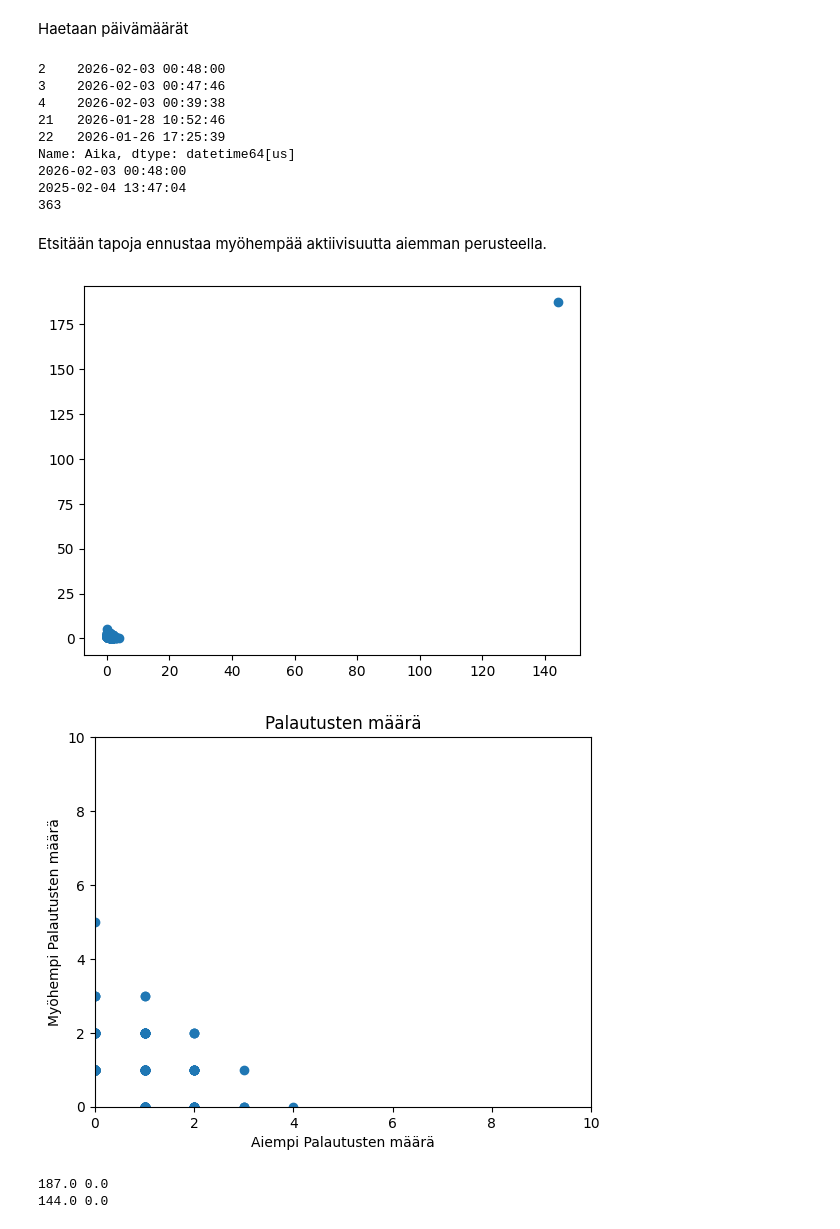
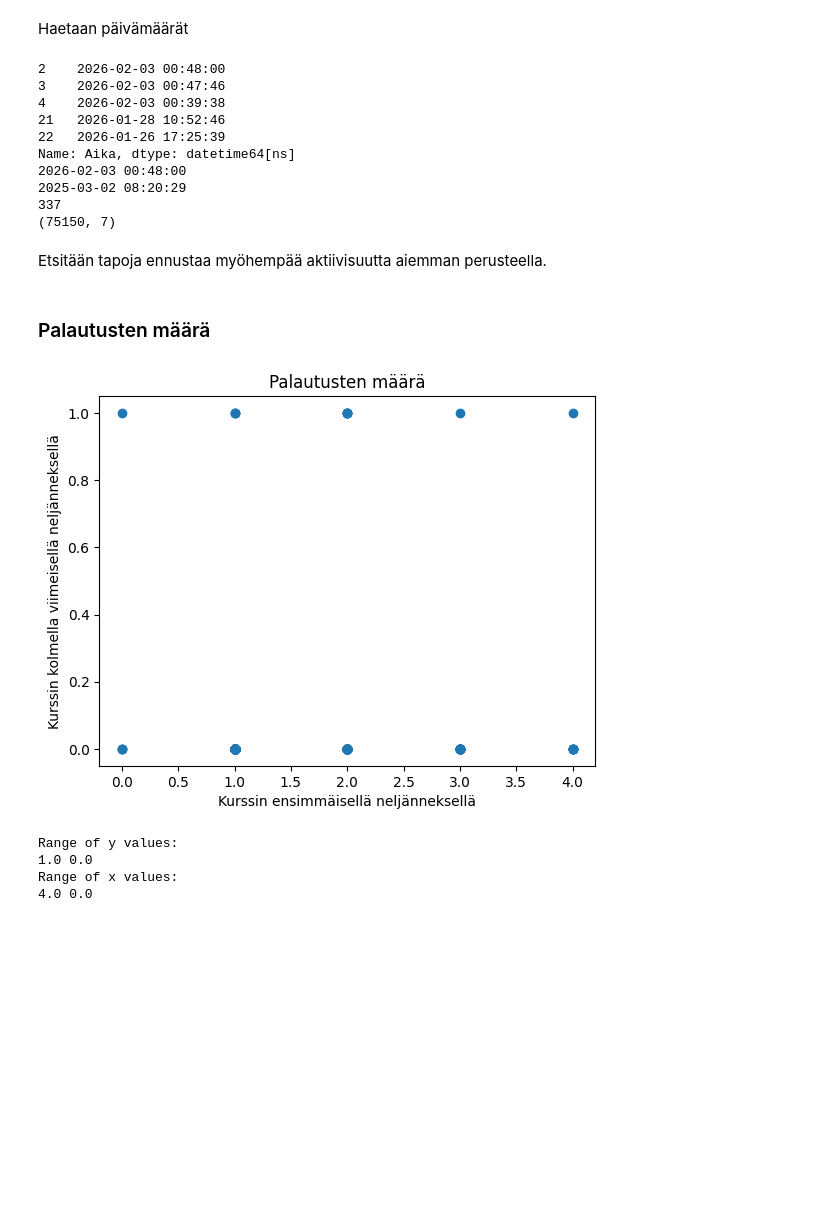
Before and after one commit to Colabres/moodle-analytics-pipeline, a Jupyter notebook: Data_exploraatioJT.ipynb, the cells around one changed output. Saved outputs shown, nothing was run; the diff lists cells and outputs as text; code cells hidden in the pictures; blank space fills up the shorter version.

```diff
--- a/Data_exploraatioJT.ipynb
+++ b/Data_exploraatioJT.ipynb
@@ -173,52 +226,64 @@ ids = active_ids
 Haetaan päivämäärät
 # %%
 from datetime import datetime, timedelta
+
 logs1["Aika"] = pd.to_datetime(logs1["Aika"], format="%d.%m.%Y, %H.%M.%S")
+
 print(logs1["Aika"].head(5))
+
 start = logs1["Aika"].min()
 end = logs1["Aika"].max()
+
 print(end)
 print(start)
 print((end-start).days)
+print(logs1.shape)
 # %% [output]
 2    2026-02-03 00:48:00
 3    2026-02-03 00:47:46
 4    2026-02-03 00:39:38
 21   2026-01-28 10:52:46
 22   2026-01-26 17:25:39
-Name: Aika, dtype: datetime64[us]
+Name: Aika, dtype: datetime64[ns]
 2026-02-03 00:48:00
-2025-02-04 13:47:04
-363
+2025-03-02 08:20:29
+337
+(75150, 7)
 # %% [markdown]
 Etsitään tapoja ennustaa myöhempää aktiivisuutta aiemman perusteella.
+# %% [markdown]
+### Palautusten määrä
 # %%
 import matplotlib.pyplot as plt
 activity = logs1[logs1["Tapahtuman nimi"].isin(["Tenttivastaus palautettu", "Palautus on lähetetty"])]
 neljannes = ((end-start))/4
+
 early = activity[activity["Aika"]-start <= neljannes]
 later = activity[activity["Aika"]-start > neljannes]
+
 earlyavgs = np.empty(shape=0)
 lateravgs = np.empty(shape=0)
+
 for i in ids:
-    sr = "The user with id '"+i
-    earlyactivity = len(early[early["Kuvaus"].str.startswith(sr) == True].index)
-    lateractivity = len(later[later["Kuvaus"].str.startswith(sr) == True].index)
+    earlyactivity = len(early[early["käyttäjä id"] == i].index)
+    lateractivity = len(later[later["käyttäjä id"] == i].index)
+
     earlyavgs = np.append(earlyavgs, earlyactivity)
     lateravgs = np.append(lateravgs, lateractivity)
+
+plt.title("Palautusten määrä")
+plt.xlabel("Kurssin ensimmäisellä neljänneksellä")
+plt.ylabel("Kurssin kolmella viimeisellä neljänneksellä")
 plt.scatter(earlyavgs, lateravgs)
 plt.show()
-plt.title("Palautusten määrä")
-plt.xlim(0, 10)
-plt.xlabel("Aiempi Palautusten määrä")
-plt.ylim(0, 10)
-plt.ylabel("Myöhempi Palautusten määrä")
-plt.scatter(earlyavgs, lateravgs)
-plt.show()
+
+print("Range of y values:")
 print(lateravgs.max(), lateravgs.min())
+print("Range of x values:")
 print(earlyavgs.max(), earlyavgs.min())
 # %% [output]
-[figure, old version]
+[figure, new version]
-[figure, removed]
-187.0 0.0
-144.0 0.0
+Range of y values:
+1.0 0.0
+Range of x values:
+4.0 0.0
```
Also changed, not shown: parts of 10 cells of this notebook, 1 other file.
